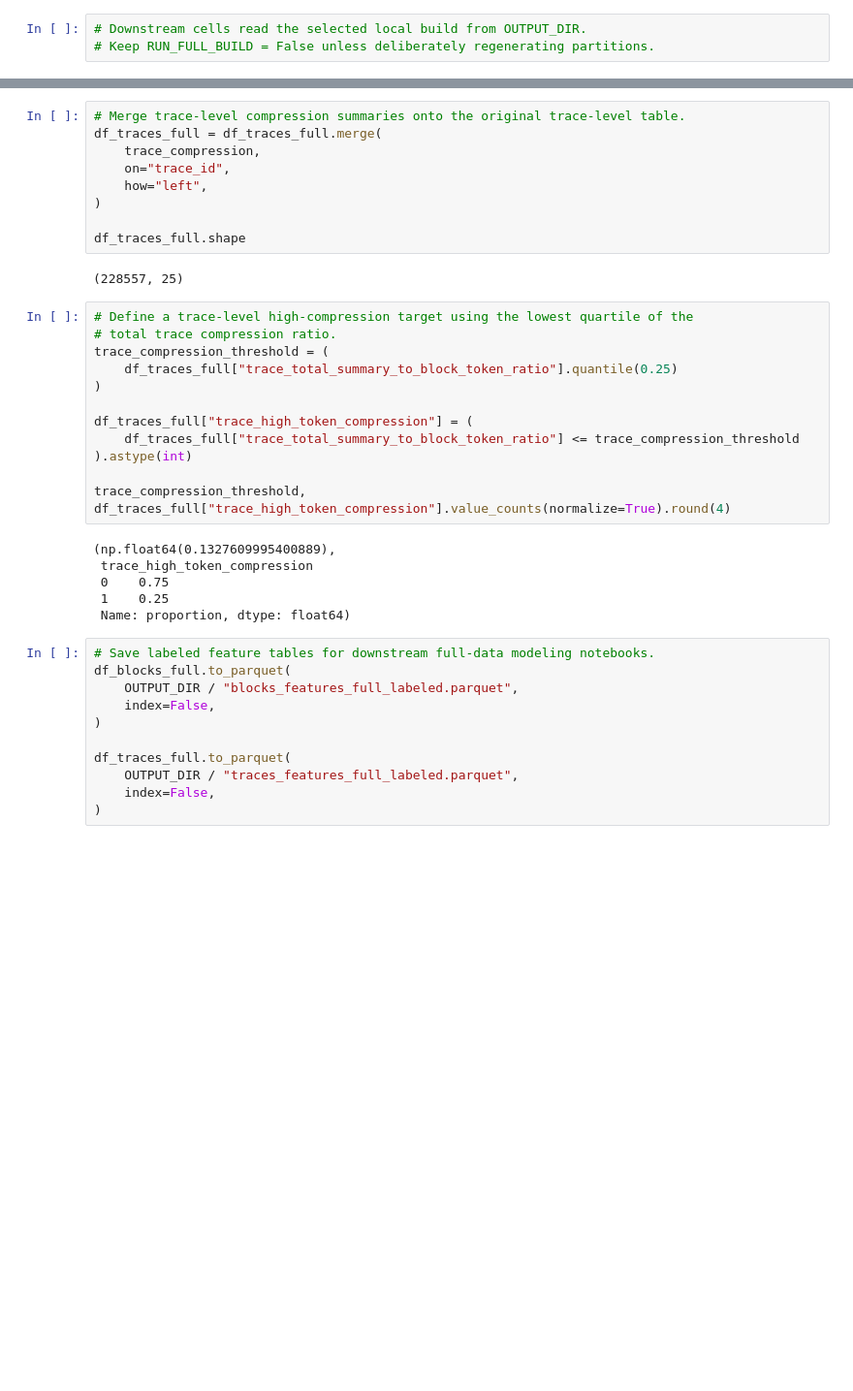
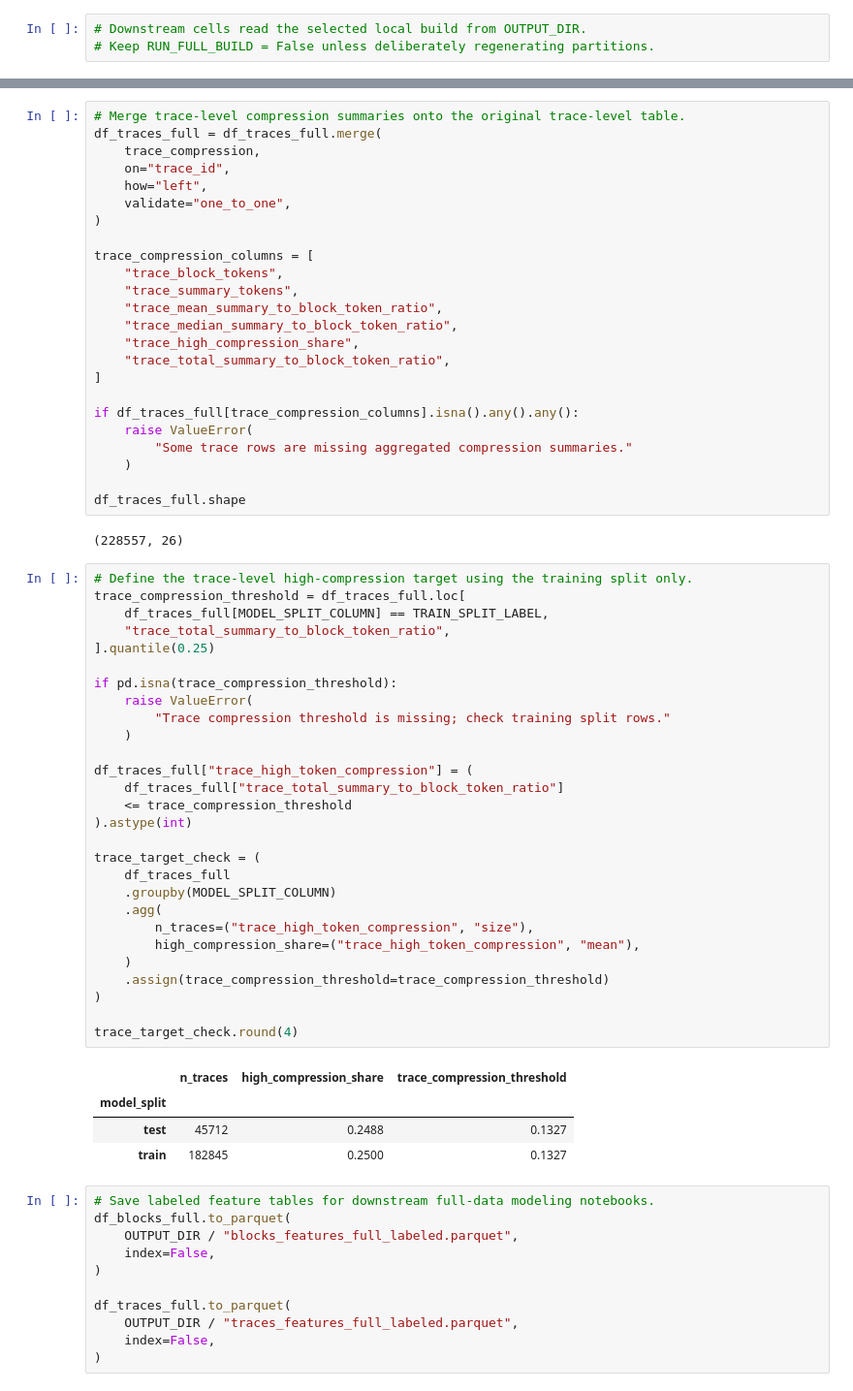
Before and after one commit to fedebri/reasoning-under-compression, a Jupyter notebook: notebooks/01_data_loading_engineering.ipynb, the cells around one changed output, grey strips where cells are left out. Shown at 97% size. Cells and saved outputs as stored; diff of their text form; blank space fills up the shorter version.

```diff
--- a/notebooks/01_data_loading_engineering.ipynb
+++ b/notebooks/01_data_loading_engineering.ipynb
@@ -138,29 +225,59 @@ df_traces_full = df_traces_full.merge(
     trace_compression,
     on="trace_id",
     how="left",
+    validate="one_to_one",
 )
 
+trace_compression_columns = [
+    "trace_block_tokens",
+    "trace_summary_tokens",
+    "trace_mean_summary_to_block_token_ratio",
+    "trace_median_summary_to_block_token_ratio",
+    "trace_high_compression_share",
+    "trace_total_summary_to_block_token_ratio",
+]
+
+if df_traces_full[trace_compression_columns].isna().any().any():
+    raise ValueError(
+        "Some trace rows are missing aggregated compression summaries."
+    )
+
 df_traces_full.shape
 # %% [output]
-(228557, 25)
+(228557, 26)
 # %%
-# Define a trace-level high-compression target using the lowest quartile of the
-# total trace compression ratio.
-trace_compression_threshold = (
-    df_traces_full["trace_total_summary_to_block_token_ratio"].quantile(0.25)
+# Define the trace-level high-compression target using the training split only.
+trace_compression_threshold = df_traces_full.loc[
+    df_traces_full[MODEL_SPLIT_COLUMN] == TRAIN_SPLIT_LABEL,
+    "trace_total_summary_to_block_token_ratio",
+].quantile(0.25)
+
+if pd.isna(trace_compression_threshold):
+    raise ValueError(
+        "Trace compression threshold is missing; check training split rows."
+    )
+
+df_traces_full["trace_high_token_compression"] = (
+    df_traces_full["trace_total_summary_to_block_token_ratio"]
+    <= trace_compression_threshold
+).astype(int)
+
+trace_target_check = (
+    df_traces_full
+    .groupby(MODEL_SPLIT_COLUMN)
+    .agg(
+        n_traces=("trace_high_token_compression", "size"),
+        high_compression_share=("trace_high_token_compression", "mean"),
+    )
+    .assign(trace_compression_threshold=trace_compression_threshold)
 )
 
-df_traces_full["trace_high_token_compression"] = (
-    df_traces_full["trace_total_summary_to_block_token_ratio"] <= trace_compression_threshold
-).astype(int)
-
-trace_compression_threshold, df_traces_full["trace_high_token_compression"].value_counts(normalize=True).round(4)
+trace_target_check.round(4)
 # %% [output]
-(np.float64(0.1327609995400889),
- trace_high_token_compression
- 0    0.75
- 1    0.25
- Name: proportion, dtype: float64)
+|  | n_traces | high_compression_share | trace_compression_threshold |
+| model_split |  |  |  |
+| test | 45712 | 0.2488 | 0.1327 |
+| train | 182845 | 0.2500 | 0.1327 |
 # %%
 # Save labeled feature tables for downstream full-data modeling notebooks.
 df_blocks_full.to_parquet(
```
Also changed, not shown: parts of 24 cells of this notebook, 7 other files.
